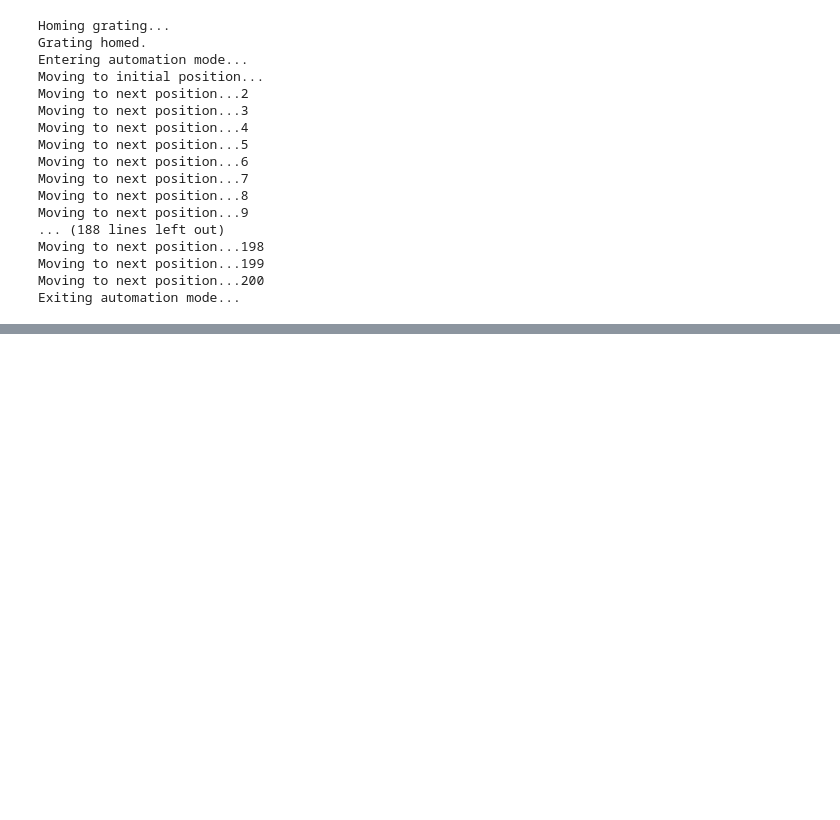
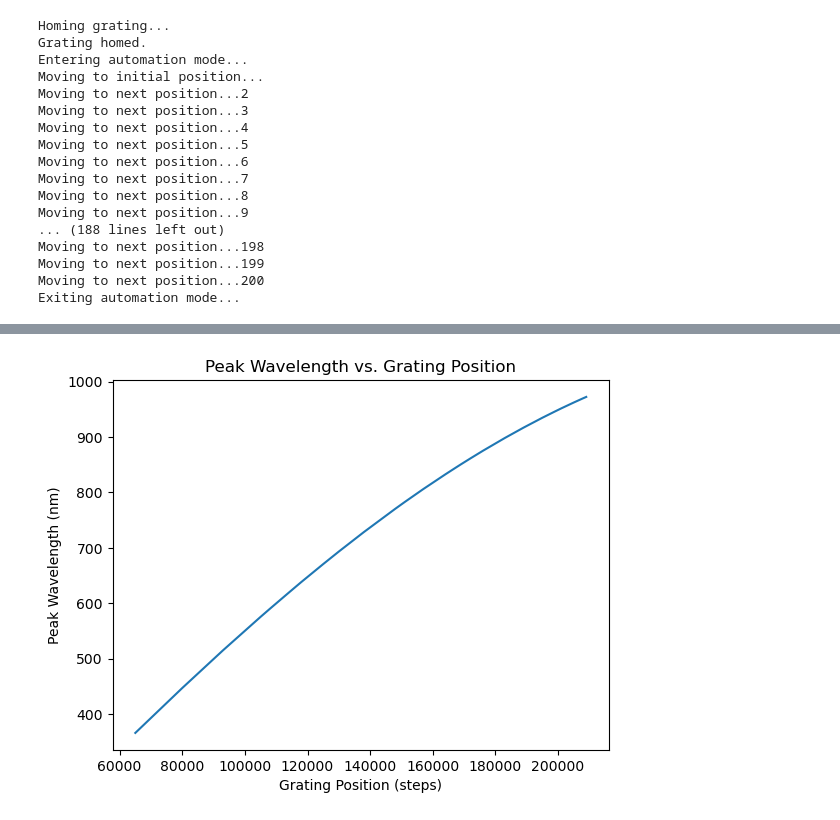
Before and after one commit to davidfobar/SCRAM, a Jupyter notebook: monoCtrl/gratingCalibration.ipynb, the cells around one changed output, grey strips where cells are left out. Cells and saved outputs as stored; diff of their text form; code cells hidden in the pictures; blank space fills up the shorter version.

```diff
--- a/monoCtrl/gratingCalibration.ipynb
+++ b/monoCtrl/gratingCalibration.ipynb
@@ -64,0 +148,13 @@ Exiting automation mode...
+# %%
+#plot the peak wavelength as a function of grating position
+
+#the grating position started at 50000 and indexed 1000 steps for each measurement
+grating_position = np.arange(first_good_measurement, last_good_measurement)*1000 + 50000
+
+plt.plot(grating_position, popt[:,1])
+plt.xlabel('Grating Position (steps)')
+plt.ylabel('Peak Wavelength (nm)')
+plt.title('Peak Wavelength vs. Grating Position')
+plt.show()
+# %% [output]
+[figure, added]
```
Also changed, not shown: parts of 5 cells of this notebook, 1 other file.
